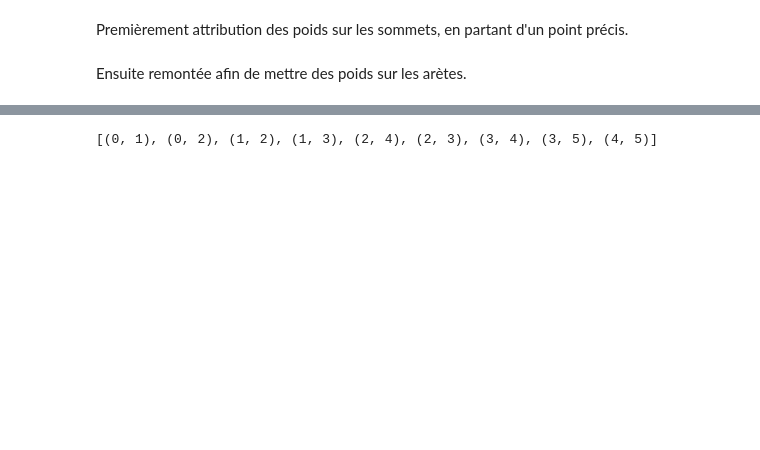
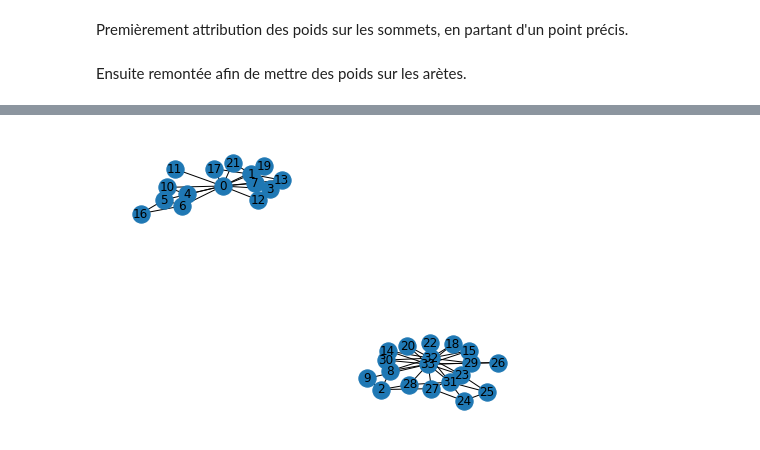
Before and after one commit to FlavLbr/Reseau_Newman_Girvan, a Jupyter notebook: newman_durvan.ipynb, the cells around one changed output, grey strips where cells are left out. Saved outputs shown, nothing was run; the diff lists cells and outputs as text; code cells hidden in the pictures; blank space fills up the shorter version.

```diff
--- a/newman_durvan.ipynb
+++ b/newman_durvan.ipynb
@@ -160,7 +174,4 @@ print(poids_arete,'\n',arete_max,poids_max)
-# %%
-l=[]
-for i in G_test.edges():
-    l.append(i)
-print (l)
-# %% [output]
-[(0, 1), (0, 2), (1, 2), (1, 3), (2, 4), (2, 3), (3, 4), (3, 5), (4, 5)]
+# %%
+nx.draw(G,with_labels=True)
+# %% [output]
+[figure, added]
```
Also changed, not shown: parts of 4 cells of this notebook.
